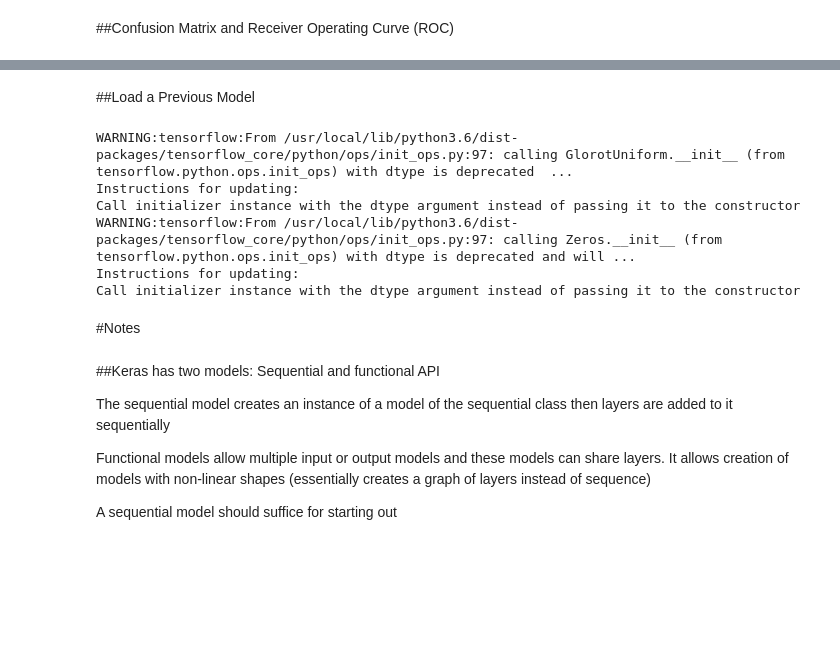
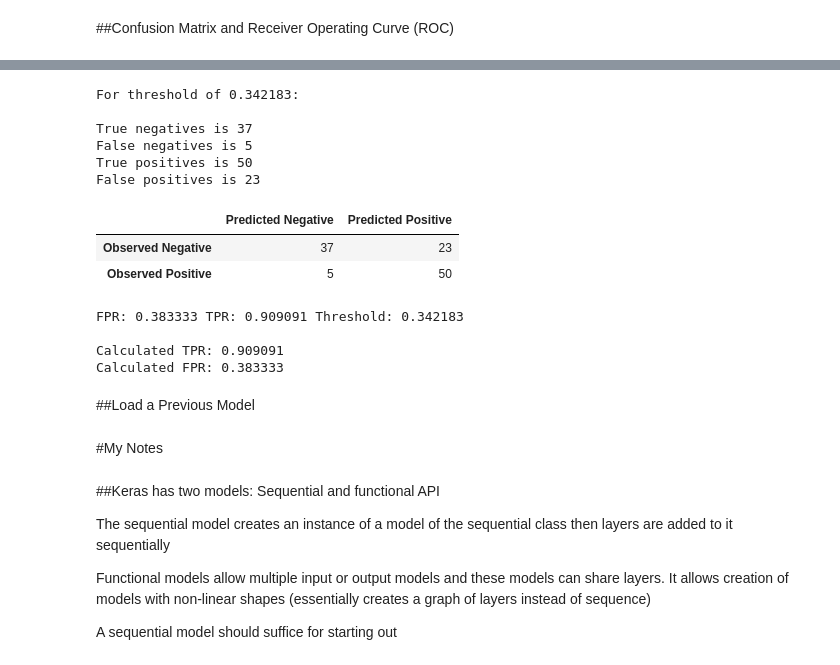
Before and after one commit to tlchen4/BDRADMiniProject, a Jupyter notebook: BreastResNet.ipynb, the cells around one changed output, grey strips where cells are left out. Cells and saved outputs as stored; diff of their text form; code cells hidden in the pictures; blank space fills up the shorter version.

Commit message:
Created using Colaboratory - Added Confusion Matrix blocks

```diff
--- a/BreastResNet.ipynb
+++ b/BreastResNet.ipynb
@@ -326,16 +308,75 @@ plt.show()
+# %%
+import pandas as pd #for displaying data in pandas DataFrame
+
+#Convert our testpredict to binary labels based on a chosen threshold
+
+Index_Threshold=29
+Threshold_use=Thresholds[Index_Threshold]
+#change Index_Threshold to use a different threshold
+
+testpredict_classification= [None]*len(testpredict[:,1])
+#initialize empty list equal to length of testpredict
+for i in range(len(testpredict[:,1])):
+  if testpredict[i,1] >= Threshold_use :
+    testpredict_classification[i] = 1
+  else:
+    testpredict_classification[i]=0
+  #determine model predictions for a given threshold
+
+
+ModelConfusionMatrix=sk.metrics.confusion_matrix(y_true=TestLabelsReshaped[:,1],y_pred=testpredict_classification)
+#output matrix element C_ij (row i column j) is number of samples that are actually in group i predicted to be in group j
+#C_0,0 is thus True negatives
+#C_1,0 is False negatives (actually in 1 but predicted as 0)
+#C_1,1 is True positives
+#C_0,1 is False positives
+#See: https://scikit-learn.org/stable/modules/generated/sklearn.metrics.confusion_matrix.html
+
+print("For threshold of %f: \n" %(Threshold_use))
+print("True negatives is %d" %(ModelConfusionMatrix[0][0]))
+print("False negatives is %d" %(ModelConfusionMatrix[1][0]))
+print("True positives is %d" %(ModelConfusionMatrix[1][1]))
+print("False positives is %d" %(ModelConfusionMatrix[0][1]))
+
+pd.DataFrame(ModelConfusionMatrix, columns = ["Predicted Negative", "Predicted Positive"],
+             index=["Observed Negative","Observed Positive"])
+# %% [output]
+For threshold of 0.342183:
+
+True negatives is 37
+False negatives is 5
+True positives is 50
+False positives is 23
+|  | Predicted Negative | Predicted Positive |
+| Observed Negative | 37 | 23 |
+| Observed Positive | 5 | 50 |
+# %%
+#Quick sanity check to ensure model output of FPR and TPR is same as calculated values
+
+print("FPR: %f TPR: %f Threshold: %f \n" %(FPR[Index_Threshold],TPR[Index_Threshold],Thresholds[Index_Threshold]))
+
+Calculated_TPR = ModelConfusionMatrix[1][1]/(ModelConfusionMatrix[1][1]+ModelConfusionMatrix[1][0])
+#Sensitivity = TP/(TP+FN)
+Calculated_TNR = Model = ModelConfusionMatrix[0][0]/(ModelConfusionMatrix[0][1]+ModelConfusionMatrix[0][0])
+#Specificity = TN/(FP+TN)
+Calculated_FNR = 1-Calculated_TPR
+#FNR = FN/(TP+FN) = 1-TP/(TP+FN) = 1- sensitivity
+Calculated_FPR = 1-Calculated_TNR
+#FPR = FP/(FP+TN) = 1-TN/(FP+TN) = 1-specificity
+
+print("Calculated TPR: %f" %(Calculated_TPR))
+print("Calculated FPR: %f" %(Calculated_FPR))
+# %% [output]
+FPR: 0.383333 TPR: 0.909091 Threshold: 0.342183
+
+Calculated TPR: 0.909091
+Calculated FPR: 0.383333
 # %% [markdown]
 ##Load a Previous Model
 # %%
-CNNModel = tf.keras.models.load_model("./SavedModels/CNNModel-Epoch1-ValLoss0.6550.hdf5")
+CNNModel = tf.keras.models.load_model("./SavedModels/CNNModel-Epoch5-ValLoss0.6112.hdf5")
-# %% [output]
-WARNING:tensorflow:From /usr/local/lib/python3.6/dist-packages/tensorflow_core/python/ops/init_ops.py:97: calling GlorotUniform.__init__ (from tensorflow.python.ops.init_ops) with dtype is deprecated  ...
-Instructions for updating:
-Call initializer instance with the dtype argument instead of passing it to the constructor
-WARNING:tensorflow:From /usr/local/lib/python3.6/dist-packages/tensorflow_core/python/ops/init_ops.py:97: calling Zeros.__init__ (from tensorflow.python.ops.init_ops) with dtype is deprecated and will ...
-Instructions for updating:
-Call initializer instance with the dtype argument instead of passing it to the constructor
 # %% [markdown]
-#Notes
+#My Notes
 # %% [markdown]
 ##Keras has two models: Sequential and functional API
 
```
Also changed, not shown: parts of 9 cells of this notebook.
